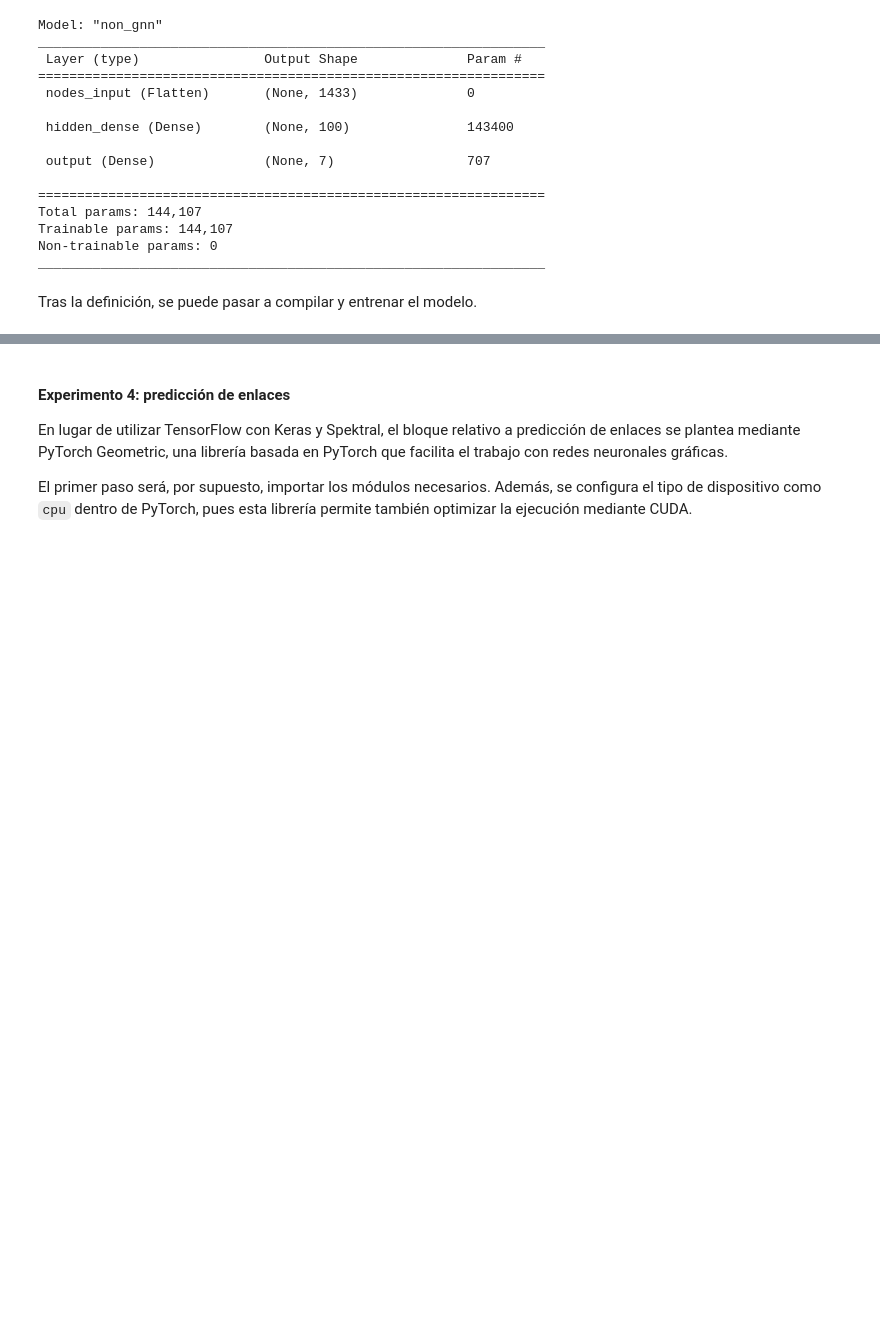
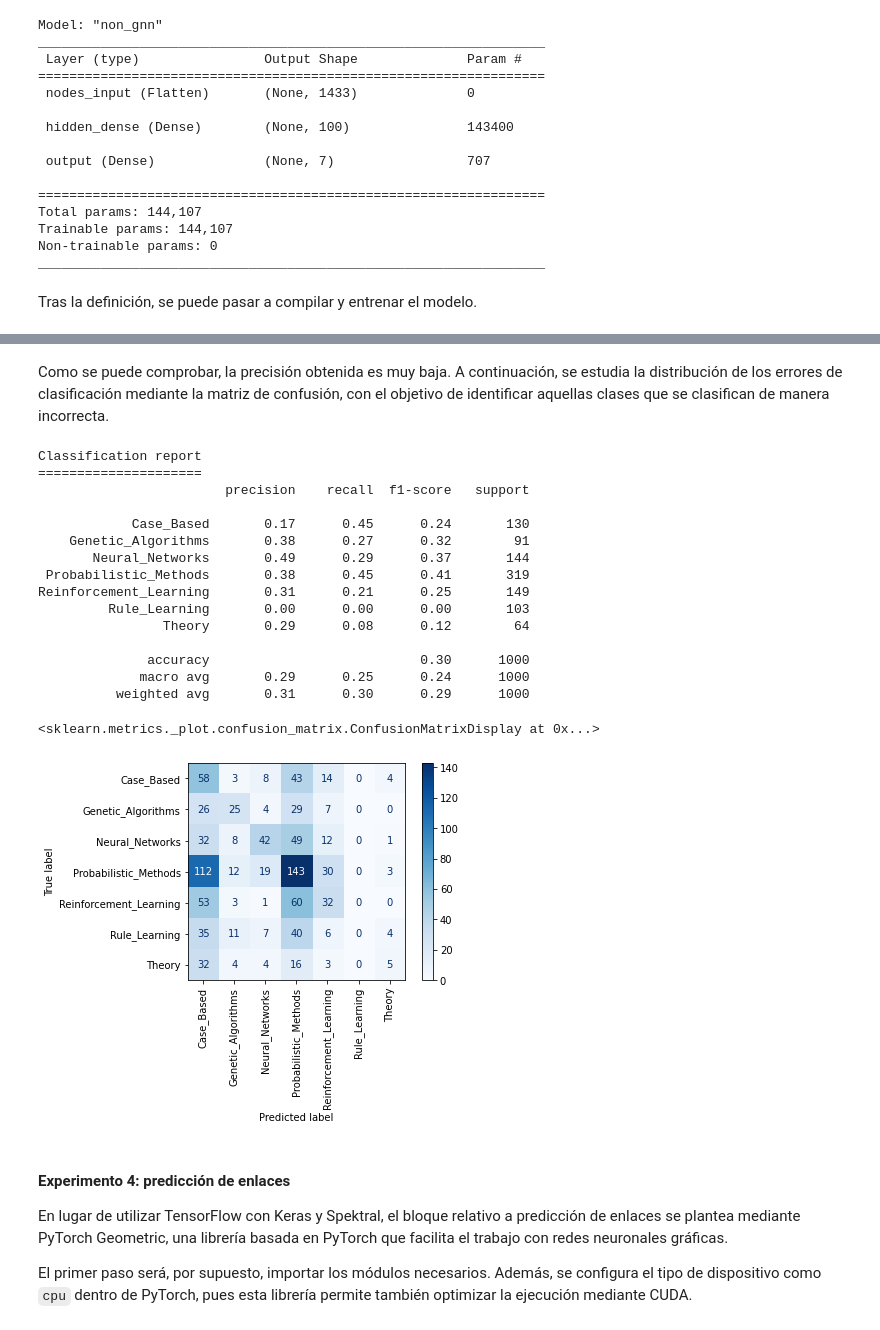
Before and after one commit to ghostmou/uoc-tfg-gnn, a Jupyter notebook: tfg-gnn-alfonsomoure.ipynb, the cells around one changed output, grey strips where cells are left out. Drawn from its saved outputs; the diff is of its cells as text; code cells hidden in the pictures; blank space fills up the shorter version.

Commit message:
Working on non GNN model

```diff
--- a/tfg-gnn-alfonsomoure.ipynb
+++ b/tfg-gnn-alfonsomoure.ipynb
@@ -558,11 +564,11 @@ sequential_model.compile(
     weighted_metrics=['acc']
 )
 
-sequential_model.fit(
+sequential_model_history = sequential_model.fit(
     X_train, y_train, epochs=30,
     validation_data=(X_validation, y_validation),
     callbacks=[
-        EarlyStopping(patience=20,  restore_best_weights=True), # Early stopping callback
+        EarlyStopping(patience=20,  restore_best_weights=True, monitor='val_loss', mode='min'), # Early stopping callback
         TensorBoard(get_run_logdir('non_gnn'))
     ]
 )
@@ -597,3 +602,42 @@ Test accuracy: 0.2800000011920929
+# %% [markdown]
+Como se puede comprobar, la precisión obtenida es muy baja. A continuación, se estudia la distribución de los errores de clasificación mediante la matriz de confusión, con el objetivo de identificar aquellas clases que se clasifican de manera incorrecta.
+# %%
+# Get predictions for the test set
+predictions = sequential_model.predict(X_test)
+y_predictions_values = np.argmax(predictions, axis=1)
+y_test_values = np.argmax(y_test, axis=1)
+
+from sklearn.metrics import classification_report
+report = classification_report(y_test_values, y_predictions_values, target_names=label_names)
+print('Classification report')
+print('=====================')
+print(report)
+
+from sklearn.metrics import confusion_matrix
+import matplotlib.pyplot as plt
+from sklearn.metrics import ConfusionMatrixDisplay
+
+cf_matrix = confusion_matrix(y_test_values, y_predictions_values)
+disp = ConfusionMatrixDisplay(confusion_matrix=cf_matrix, display_labels=label_names)
+disp.plot(cmap=plt.cm.Blues, xticks_rotation='vertical')
+# %% [output]
+Classification report
+=====================
+                        precision    recall  f1-score   support
+
+            Case_Based       0.17      0.45      0.24       130
+    Genetic_Algorithms       0.38      0.27      0.32        91
+       Neural_Networks       0.49      0.29      0.37       144
+ Probabilistic_Methods       0.38      0.45      0.41       319
+Reinforcement_Learning       0.31      0.21      0.25       149
+         Rule_Learning       0.00      0.00      0.00       103
+                Theory       0.29      0.08      0.12        64
+
+              accuracy                           0.30      1000
+             macro avg       0.29      0.25      0.24      1000
+          weighted avg       0.31      0.30      0.29      1000
+<sklearn.metrics._plot.confusion_matrix.ConfusionMatrixDisplay at 0x...>
+[figure, added]
 # %% [markdown]
 #### Experimento 4: predicción de enlaces
 
```
Also changed, not shown: parts of 15 cells of this notebook.
